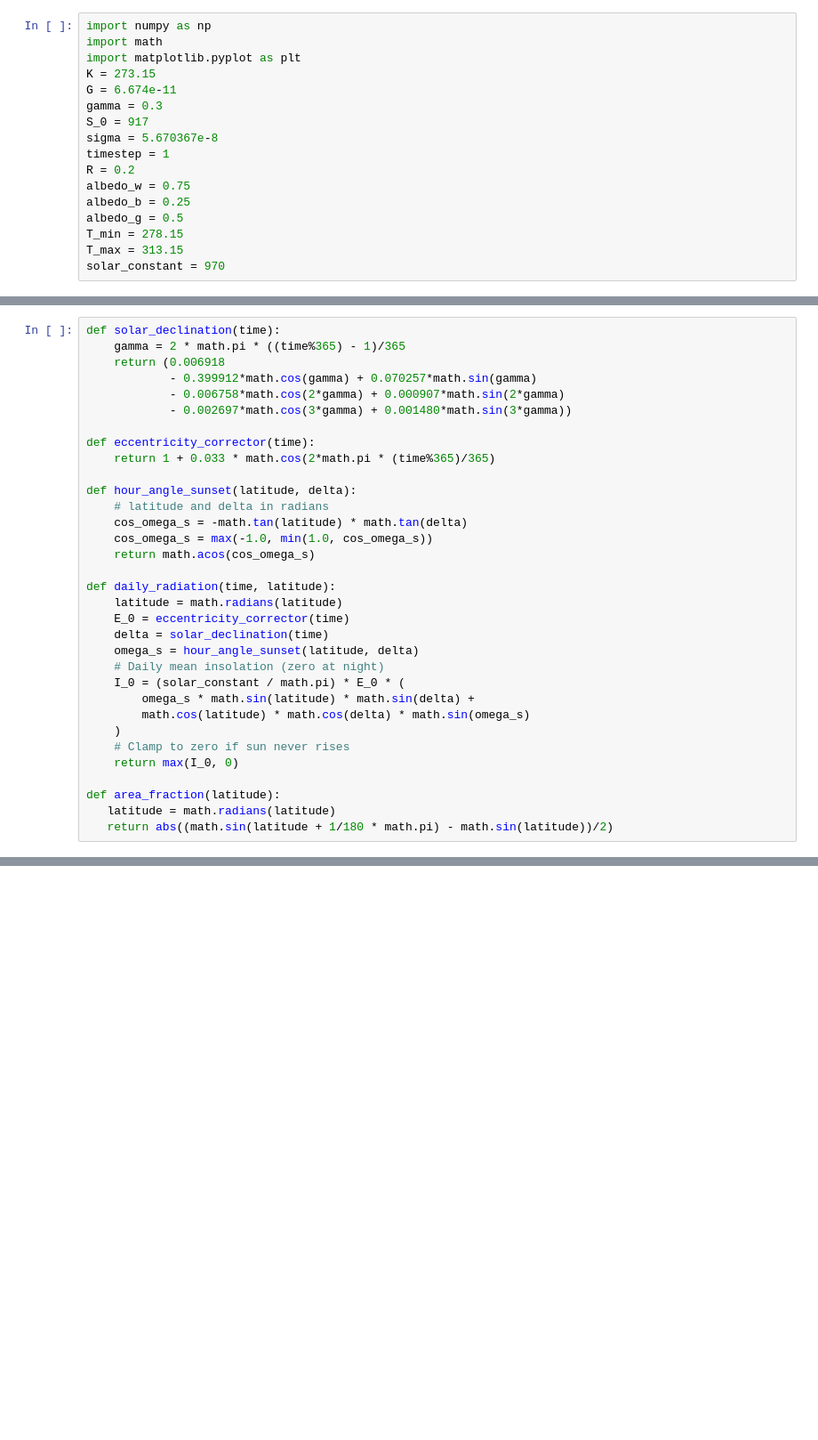
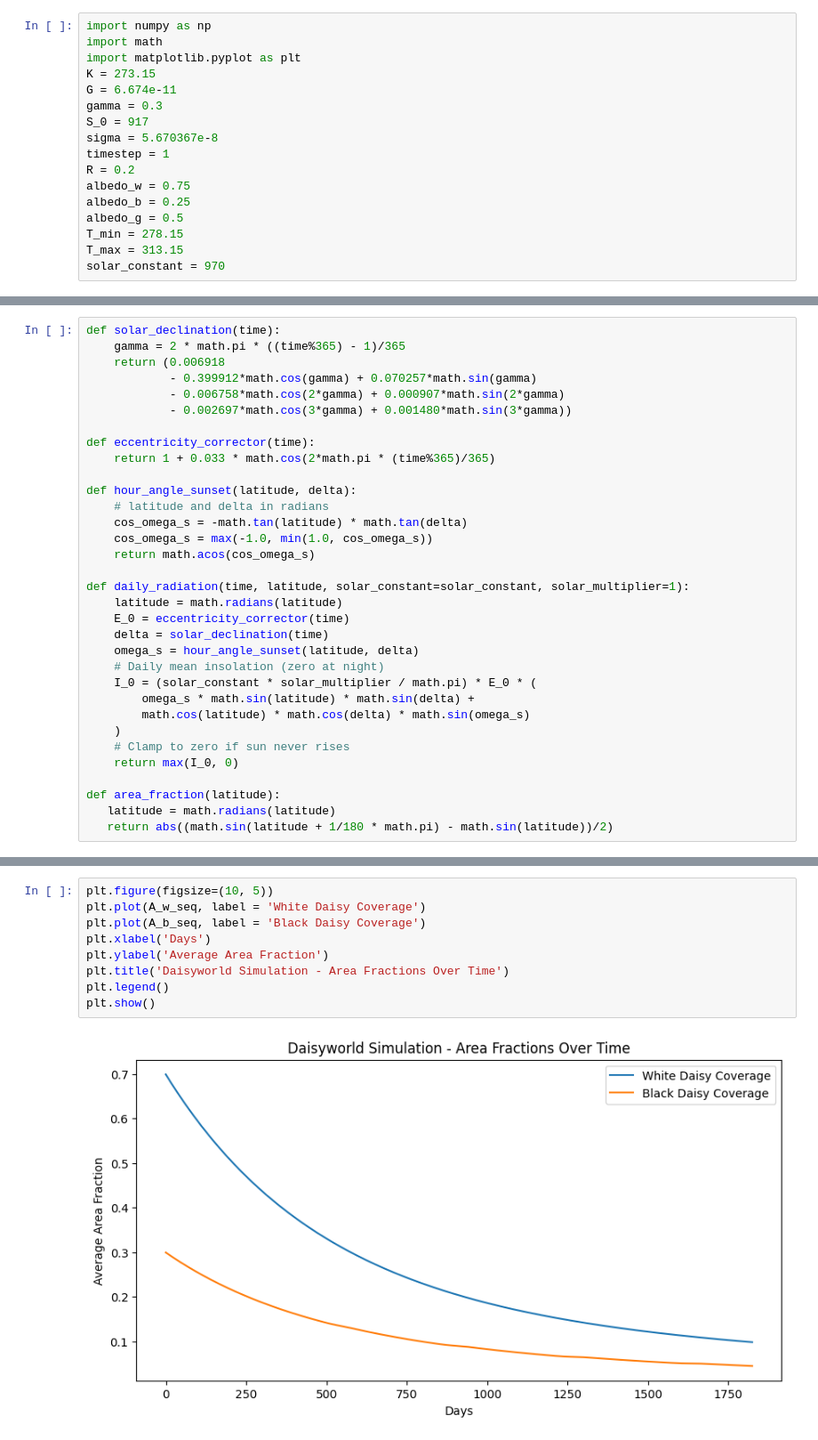
Before and after one commit to ethan-nt/SP3275, a Jupyter notebook: Code.ipynb, the cells around one changed output, grey strips where cells are left out. Shown at 89% size. Drawn from its saved outputs; the diff is of its cells as text; blank space fills up the shorter version.

Commit message:
iteration 1 and 2 for simulations

```diff
--- a/Code.ipynb
+++ b/Code.ipynb
@@ -36,13 +38,13 @@ def hour_angle_sunset(latitude, delta):
     cos_omega_s = max(-1.0, min(1.0, cos_omega_s))
     return math.acos(cos_omega_s)
 
-def daily_radiation(time, latitude):
+def daily_radiation(time, latitude, solar_constant=solar_constant, solar_multiplier=1):
     latitude = math.radians(latitude)
     E_0 = eccentricity_corrector(time)
     delta = solar_declination(time)
     omega_s = hour_angle_sunset(latitude, delta)
     # Daily mean insolation (zero at night)
-    I_0 = (solar_constant / math.pi) * E_0 * (
+    I_0 = (solar_constant * solar_multiplier / math.pi) * E_0 * (
         omega_s * math.sin(latitude) * math.sin(delta) +
         math.cos(latitude) * math.cos(delta) * math.sin(omega_s)
     )
@@ -56,0 +123,11 @@ def area_fraction(latitude):
+# %%
+plt.figure(figsize=(10, 5))
+plt.plot(A_w_seq, label = 'White Daisy Coverage')
+plt.plot(A_b_seq, label = 'Black Daisy Coverage')
+plt.xlabel('Days')
+plt.ylabel('Average Area Fraction')
+plt.title('Daisyworld Simulation - Area Fractions Over Time')
+plt.legend()
+plt.show()
+# %% [output]
+[figure, added]
```
Also changed, not shown: parts of 23 cells of this notebook.
